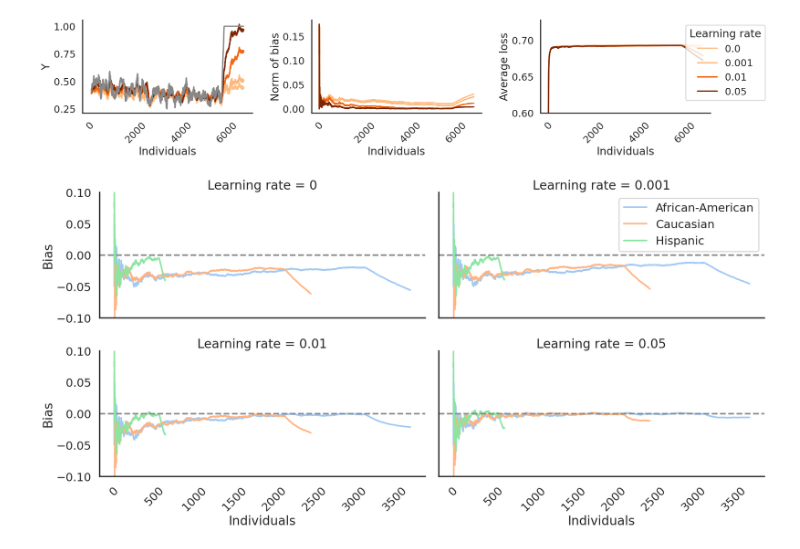
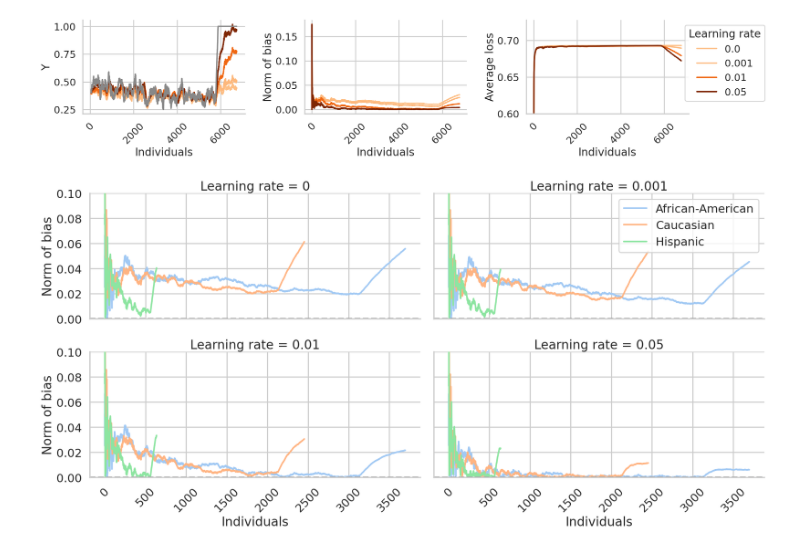
Before and after one commit to aangelopoulos/gradient-equilibrium, a Jupyter notebook: compas/multigroup.ipynb, the cells around one changed output. Drawn from its saved outputs; the diff is of its cells as text; code cells hidden in the pictures.

Commit message:
[plots]

```diff
--- a/compas/multigroup.ipynb
+++ b/compas/multigroup.ipynb
@@ -118,7 +118,7 @@ os.makedirs('.cache/', exist_ok=True)
 combined_df.to_pickle('.cache/multigroup.pkl')
 # %%
 # Set styling
-sns.set_style("white")
+sns.set_style("whitegrid")
 sns.set_context("poster")
 sns.set_palette("pastel")
 
@@ -180,7 +180,7 @@ _lp = sns.lineplot(ax=axs[2], data=combined_df, x="count",
                   hue_order=lr_values_reversed)
 axs[2].set_ylabel("Average loss")
 axs[2].set_ylim([0.6,None])
-axs[2].legend(loc="upper right", bbox_to_anchor=(1.35,1), title='Learning rate')
+axs[2].legend(loc="upper right", bbox_to_anchor=(1.5,1), title='Learning rate')
 
 for ax in axs:
     ax.set_xlabel("Individuals")
@@ -188,40 +188,40 @@ for ax in axs:
         tick.set_rotation(45)
 sns.despine(top=True, right=True)
 plt.tight_layout()
-plt.savefig('plots/multigroup/series.pdf')
+plt.savefig('plots/multigroup/series.pdf', bbox_inches="tight")
 plt.show()
 
 # Plot 2: Bias Analysis (unchanged)
 fig, axs = plt.subplots(nrows=2, ncols=2, figsize=(20, 10),
                        sharey=True, sharex=True)
 axs = axs.flatten()
 
 for i, lr in enumerate(lrs):
     df_subset = combined_df[combined_df.lr == lr]
     for race_group in order:
         race_data = df_subset[df_subset.race == race_group]
         gradients = np.array(race_data.gradient.to_list())
         time = np.arange(len(gradients))+1
         average_gradient = gradients.cumsum(axis=0)/time[:,None]
 
-        sns.lineplot(ax=axs[i], x=time, y=average_gradient[:,order.index(race_group)],
+        sns.lineplot(ax=axs[i], x=time, y=np.abs(average_gradient[:,order.index(race_group)]),
                     label=race_group, estimator=None, n_boot=0)
         if (i != 1):
             axs[i].get_legend().remove()
 
     axs[i].axhline(y=0, color='#888888', linestyle='--')
     axs[i].set_title(f'Learning rate = {lr}')
     axs[i].set_xlabel("Individuals")
     if i % 2 == 0:
-        axs[i].set_ylabel("Bias")
+        axs[i].set_ylabel("Norm of bias")
     for tick in axs[i].get_xticklabels():
         tick.set_rotation(45)
 
-plt.ylim([-0.1, 0.1])
+plt.ylim([0, 0.1])
 sns.despine(top=True, right=True)
 plt.tight_layout()
 plt.savefig('plots/multigroup/bias.pdf')
 plt.show()
 # %% [output]
-[figure, old version]
+[figure, new version]
-[figure, old version]
+[figure, new version]
```
Also changed, not shown: 6 other files.
